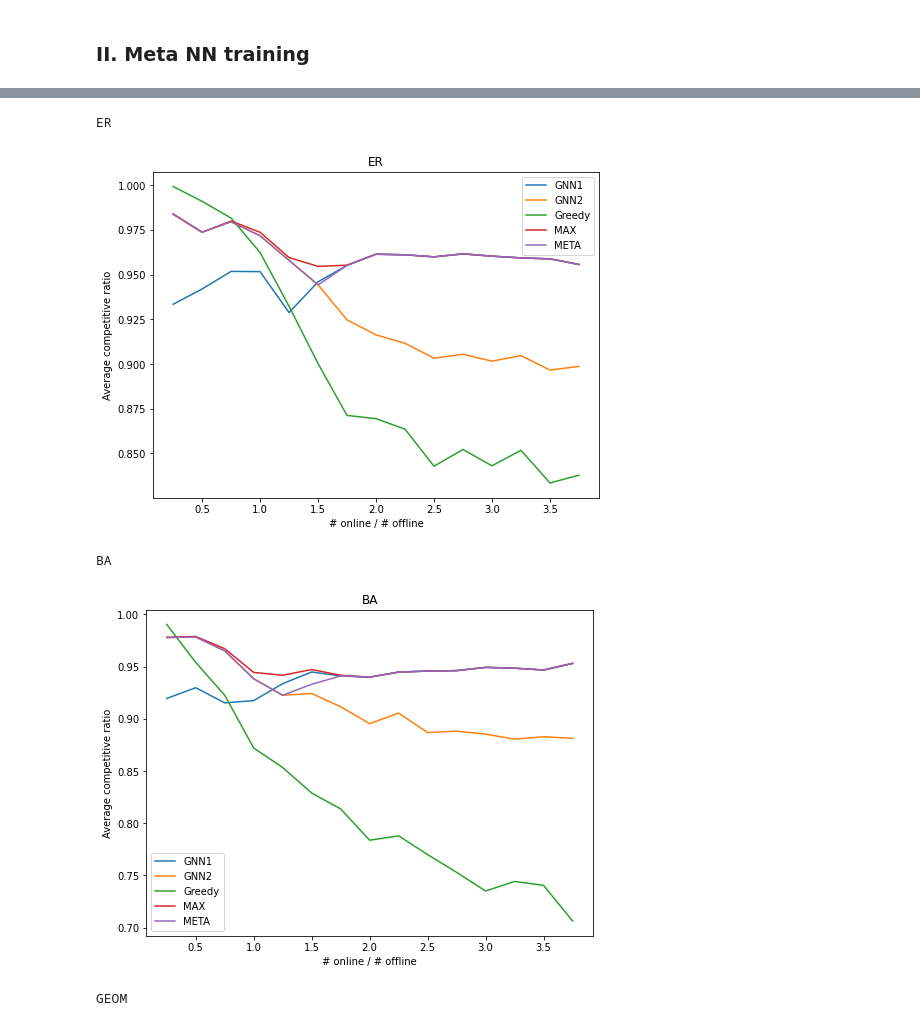
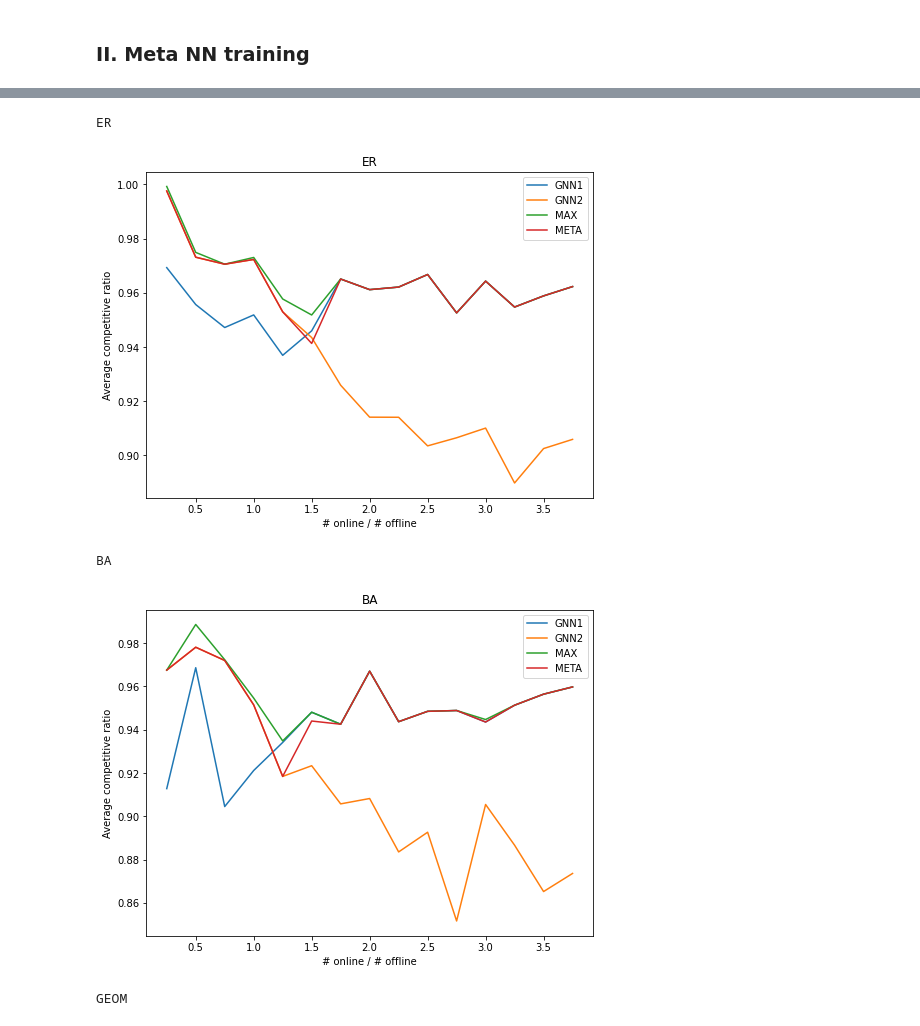
Before and after one commit to anders-wikum/GNN-OBM, a Jupyter notebook: notebooks/meta_learner.ipynb, the cells around one changed output, grey strips where cells are left out. Cells and saved outputs as stored; diff of their text form; code cells hidden in the pictures.

```diff
--- a/notebooks/meta_learner.ipynb
+++ b/notebooks/meta_learner.ipynb
@@ -593,16 +617,16 @@ _, _, META_NN, _ = train(train_loader, test_loader, args)
 # %%
 seed = np.random.randint(0, 50000)
-(m, n) = (8, 16)
-config = er_config
+(m, n) = (24, 16)
+config = geom_config
 
 rng = np.random.default_rng(seed)
-eval_instances = ig.sample_instances(m, n, 10, rng, **config)
+eval_instances = ig.sample_instances(m, n, 250, rng, **config)
 
 rng = np.random.default_rng(seed)
 ratios1 = evaluate_model(
     meta_model=META_NN,
     meta_model_type='nn',
-    base_models=[GNN1, GNN2, GREEDY],
+    base_models=[GNN1, GNN2],
     instances=eval_instances,
     batch_size=50,
     rng=rng,
@@ -650,6 +701,6 @@ torch.tensor([1,2]) + 3
 # %%
-num_trials = 25
-node_configs = [(x, 16) for x in np.arange(4, 64, 4)]
+num_trials = 100
+node_configs = [(x, 16) for x in np.arange(4, 64, 2)]
 # of nodes [20 -> 80]
 # of nodes in batch [10,000 -> 40,000]
 batch_size = 500 #[int(min(32, x + y)) for (x, y) in node_configs]
@@ -751,34 +802,34 @@ for graph_type, comp_ratios in data.items():
     greedy_avg_ratios = []
     meta_avg_ratios = []
     gnn1_avg_ratios = []
     gnn2_avg_ratios = []
     gnn3_avg_ratios = []
     max_avg_ratios = []
 
     for trial_ratios in comp_ratios:
         meta_avg_ratios.append(np.array(trial_ratios[0]).mean())
         gnn1_avg_ratios.append(np.array(trial_ratios[1]).mean())
         gnn2_avg_ratios.append(np.array(trial_ratios[2]).mean())
         #gnn3_avg_ratios.append(np.array(trial_ratios[3]).mean())
         greedy_avg_ratios.append(np.array(trial_ratios[3]).mean())
         max_avg_ratios.append(np.array(np.max(trial_ratios[1:3, :], axis=0)).mean())
 
     print(graph_type)
     fig = plt.figure(figsize=(8,6))
     plt.title(graph_type)
     plt.plot(ratios, gnn1_avg_ratios, label='GNN1')
     plt.plot(ratios, gnn2_avg_ratios, label='GNN2')
     #plt.plot(ratios, gnn3_avg_ratios, label='GNN3')
-    plt.plot(ratios, greedy_avg_ratios, label='Greedy')
+    #plt.plot(ratios, greedy_avg_ratios, label='Greedy')
     plt.plot(ratios, max_avg_ratios, label='MAX')
     plt.plot(ratios, meta_avg_ratios, label='META')
     plt.xlabel('# online / # offline')
     plt.ylabel('Average competitive ratio')
     plt.legend()
     plt.show()
 # %% [output]
 ER
-[figure, old version]
+[figure, new version]
 BA
-[figure, old version]
+[figure, new version]
 GEOM
```
Also changed, not shown: parts of 18 cells of this notebook, 11 other files.
